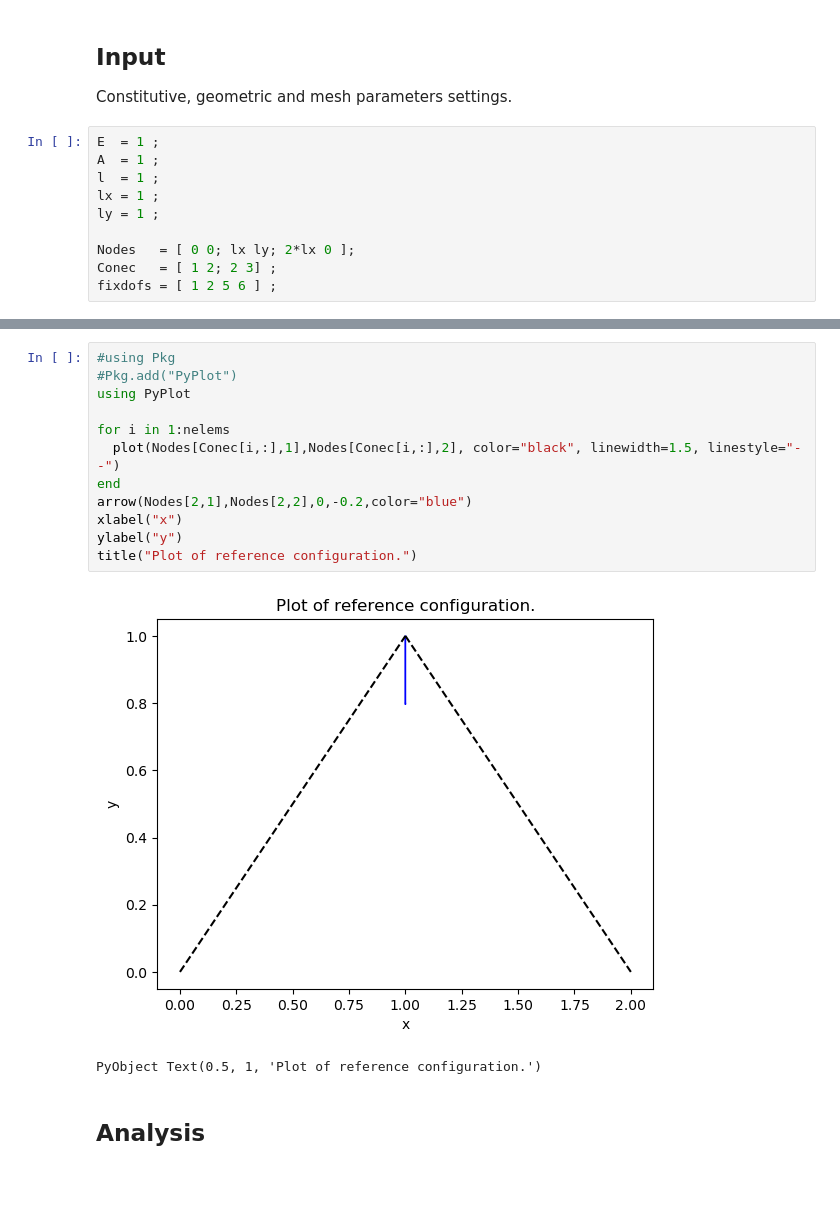
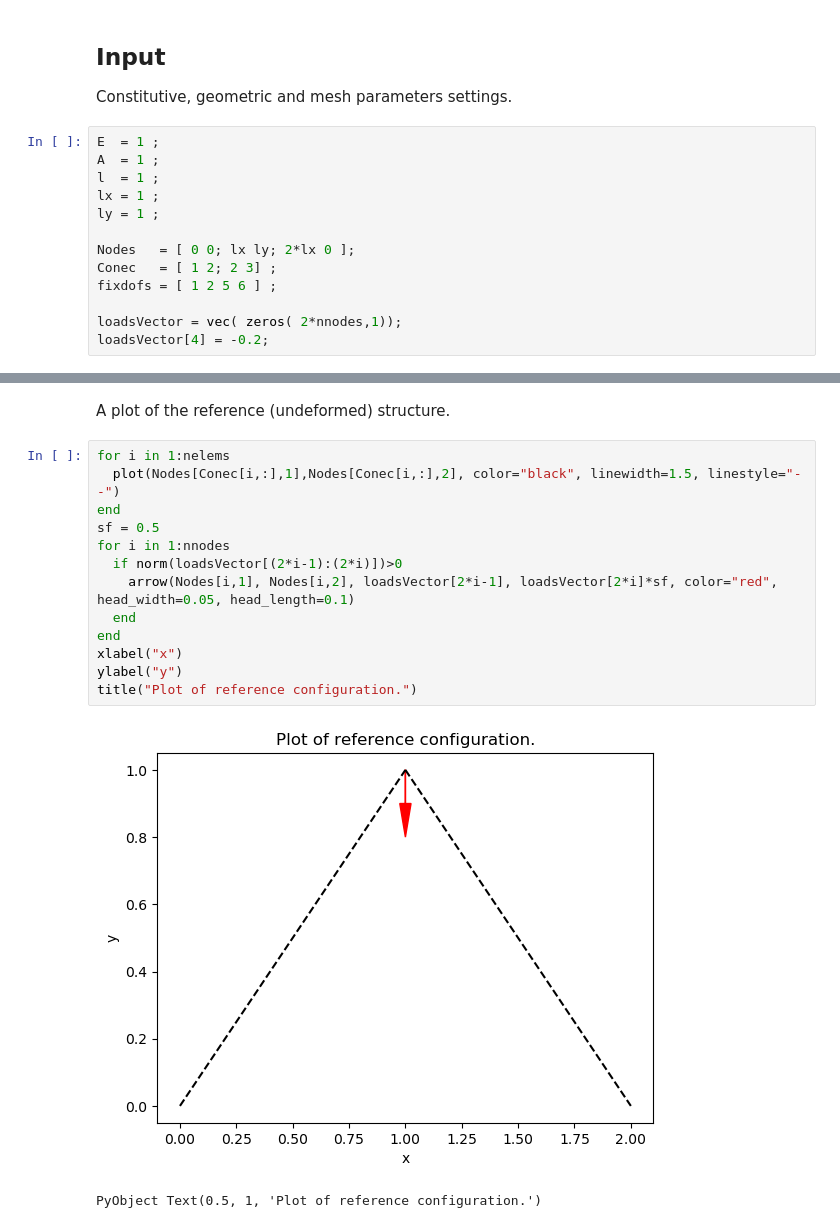
Before and after one commit to julia-users-mvd/julia-users-mvd.github.io, a Jupyter notebook: encuentros/2019.09.30/JuTruss.ipynb, the cells around one changed output, grey strips where cells are left out. Saved outputs shown, nothing was run; the diff lists cells and outputs as text; blank space fills up the shorter version.

```diff
--- a/encuentros/2019.09.30/JuTruss.ipynb
+++ b/encuentros/2019.09.30/JuTruss.ipynb
@@ -21,3 +23,6 @@ ly = 1 ;
 Nodes   = [ 0 0; lx ly; 2*lx 0 ];
 Conec   = [ 1 2; 2 3] ;
 fixdofs = [ 1 2 5 6 ] ;
+
+loadsVector = vec( zeros( 2*nnodes,1));
+loadsVector[4] = -0.2;
@@ -39,17 +48,18 @@ The vector of the free degrees of freedom is: [3, 4]
+# %% [markdown]
+A plot of the reference (undeformed) structure.
 # %%
-#using Pkg
-#Pkg.add("PyPlot")
-using PyPlot
-
 for i in 1:nelems
   plot(Nodes[Conec[i,:],1],Nodes[Conec[i,:],2], color="black", linewidth=1.5, linestyle="--")
 end
-arrow(Nodes[2,1],Nodes[2,2],0,-0.2,color="blue")
+sf = 0.5
+for i in 1:nnodes
+  if norm(loadsVector[(2*i-1):(2*i)])>0
+    arrow(Nodes[i,1], Nodes[i,2], loadsVector[2*i-1], loadsVector[2*i]*sf, color="red", head_width=0.05, head_length=0.1)
+  end
+end
 xlabel("x")
 ylabel("y")
 title("Plot of reference configuration.")
 # %% [output]
-[figure, old version]
+[figure, new version]
 PyObject Text(0.5, 1, 'Plot of reference configuration.')
-# %% [markdown]
-## Analysis
```
Also changed, not shown: parts of 10 cells of this notebook, 1 other file.
